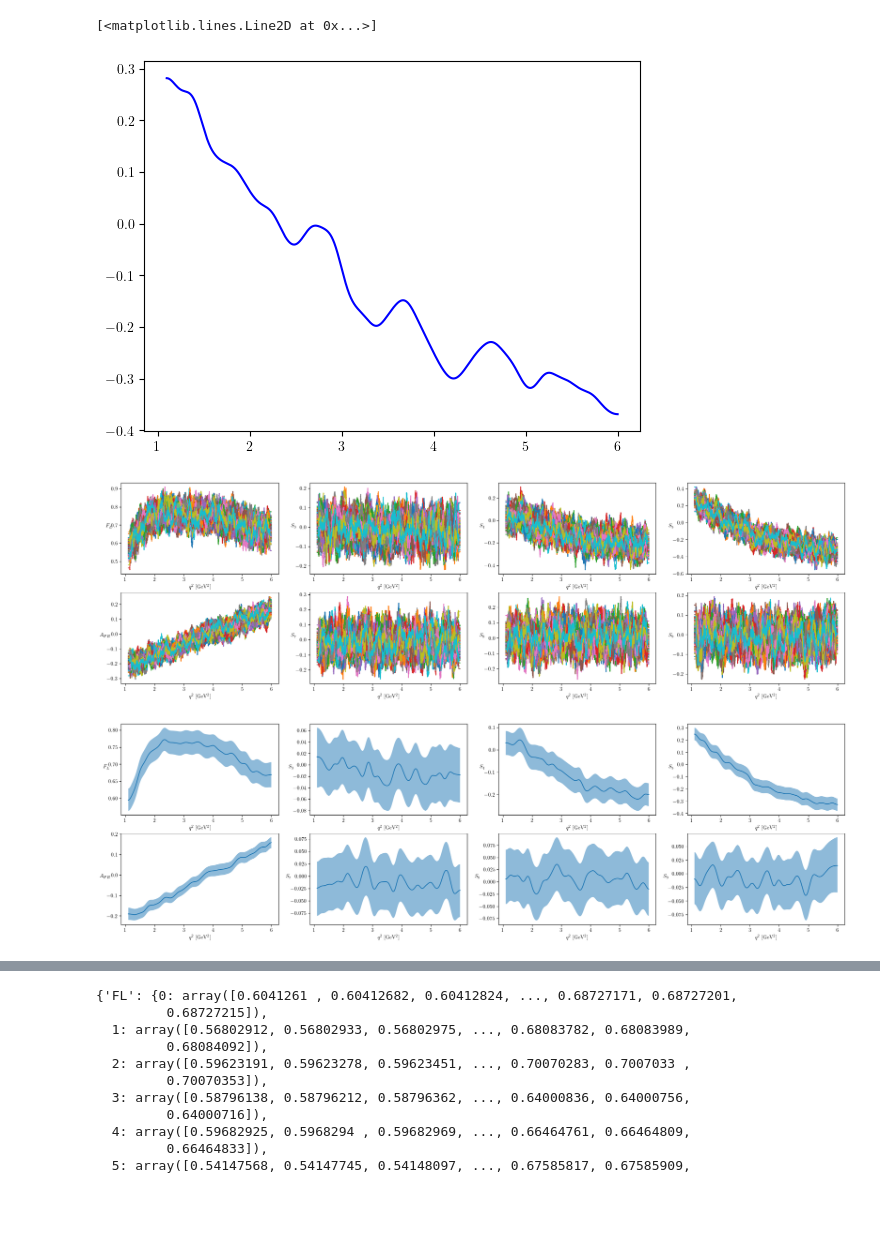
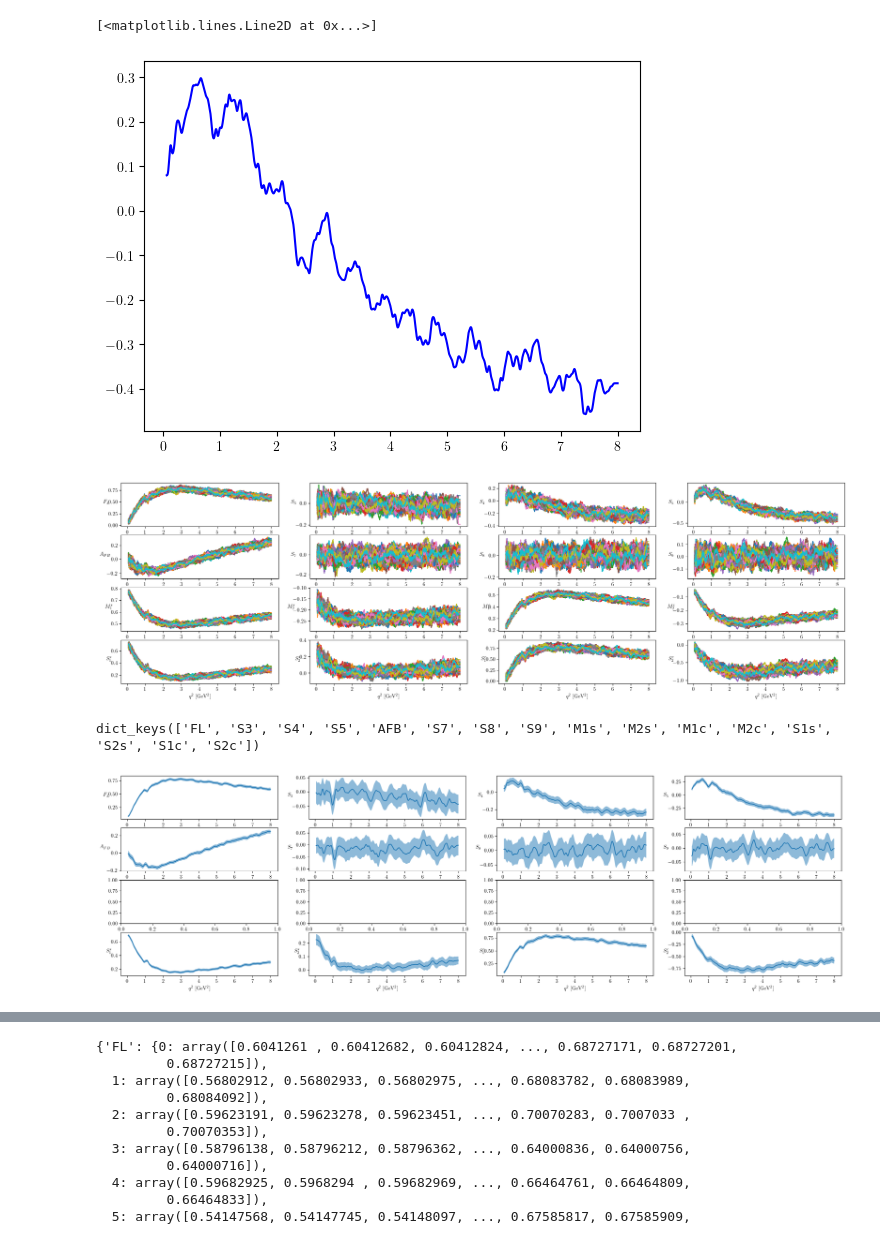
Before and after one commit to mesmith75/unbinned_kstmumu, a Jupyter notebook: calculate_unbinned_moments.ipynb, the cells around one changed output, grey strips where cells are left out. Drawn from its saved outputs; the diff is of its cells as text; code cells hidden in the pictures; blank space fills up the shorter version.

```diff
--- a/calculate_unbinned_moments.ipynb
+++ b/calculate_unbinned_moments.ipynb
@@ -78,15 +82,15 @@ knn = neighbors.KNeighborsRegressor(400, weights="uniform")
 #         random_state=0).fit(np.array(infile['q2'][:1000]).reshape(1000,1), infile['moment_5'][:1000])
 # %%
 #mean_prediction, std_prediction = gpr.predict(np.array(infile['q2'][:1000]).reshape(1000,1), return_std=True)
-T = np.linspace(1.1,6.0,10000)[:, np.newaxis]
+T = np.linspace(0.06,8.0,10000)[:, np.newaxis]
 unbins = {}
 for _s in range(200):
     unbins[_s] = {}
-    tsample = infile.sample(20000)
+    tsample = infile.sample(30000)
     for _obs in obsList:
-        unbins[_s][_obs] = knn.fit(np.array(tsample['q2']).reshape(20000,1), tsample['moment_%s' % _obs][:20000]).predict(T)
+        unbins[_s][_obs] = knn.fit(np.array(tsample['q2']).reshape(30000,1), tsample['moment_%s' % _obs][:30000]).predict(T)
 # %%
-fig, ax = plt.subplots(nrows=2, ncols=4, figsize = (25,7))
+fig, ax = plt.subplots(nrows=4, ncols=4, figsize = (30,7))
 _i = 0
 for _row in ax:
     for _col in _row:
@@ -99,25 +103,27 @@ for _row in ax:
 # %%
-plt.plot(T, gaussian_filter1d(unbins[80]['S5'], sigma=200), color='b')
+plt.plot(T, gaussian_filter1d(unbins[80]['S5'], sigma=20), color='b')
 # %% [output]
 [<matplotlib.lines.Line2D at 0x...>]
-[figure, old version]
+[figure, new version]
 # %%
 filtered_unbins = {}
-fig, ax = plt.subplots(nrows=2, ncols=4, figsize = (25,7))
+fig, ax = plt.subplots(nrows=4, ncols=4, figsize = (25,7))
 _i = 0
 for _row in ax:
     for _col in _row:
         _obs = obsList[_i]
         filtered_unbins[_obs] = {}
         for _s in range(200):
-            filtered_unbins[_obs][_s] = gaussian_filter1d(unbins[_s][_obs], sigma=200)
+            filtered_unbins[_obs][_s] = gaussian_filter1d(unbins[_s][_obs], sigma=20)
             _col.plot(T, unbins[_s][_obs])
         _col.set_xlabel("$q^{2}$ [GeV$^{2}$]")
         _col.set_ylabel(obs_to_label[obsList[_i]], rotation=0)
         _i += 1
 # %% [output]
-[figure, old version]
+[figure, new version]
 # %%
+import importlib
+importlib.reload(moments)
 mean_vals = {}
 lower_vals = {}
 upper_vals = {}
@@ -138,8 +144,10 @@ for _obs in obsList:
     p_sigma_vals[p_obs] = []
 for _v in range(10000):
     for _obs in obsList:
+        if _obs in ['M1s', 'M1c', 'M2s', 'M2c']:
+            continue
         ordered = [unbins[_s][_obs][_v] for _s in range(200)]
-        p_ordered = moments.calculateOptimisedObservable(ordered, [unbins[_s]['FL'][_v] for _s in range(200)], _obs)
+        p_ordered = moments.calculateOptimisedObservable(ordered, [unbins[_s]['FL'][_v] for _s in range(200)], [unbins[_s]['S2s'][_v] for _s in range(200)], [unbins[_s]['S2c'][_v] for _s in range(200)], _obs)
         ordered.sort()
         p_ordered.sort()
         mean_vals[_obs].append(np.mean(ordered))
@@ -154,18 +162,23 @@ for _v in range(10000):
         p_sigma_vals[p_obs].append(0.5*abs(p_upper_vals[p_obs][-1] - p_lower_vals[p_obs][-1]))
 # %%
 # Plot the Si basis observables with uncertainties from bootstrapping
-fig, ax = plt.subplots(nrows=2, ncols=4, figsize = (25,7))
+fig, ax = plt.subplots(nrows=4, ncols=4, figsize = (25,7))
+print(mean_vals.keys())
 _i = 0
 for _row in ax:
     for _col in _row:
         _obs = obsList[_i]
-        _col.plot(T, gaussian_filter1d(mean_vals[_obs], sigma=200))
-        _col.fill_between(T.reshape(10000), gaussian_filter1d(lower_vals[_obs], sigma=200), gaussian_filter1d(upper_vals[_obs], sigma=200), alpha = 0.5)
+        if _obs in ['M1s', 'M1c', 'M2s', 'M2c']:
+            _i+=1
+            continue
+        _col.plot(T, gaussian_filter1d(mean_vals[_obs], sigma=50))
+        _col.fill_between(T.reshape(10000), gaussian_filter1d(lower_vals[_obs], sigma=50), gaussian_filter1d(upper_vals[_obs], sigma=50), alpha = 0.5)
         _col.set_xlabel("$q^{2}$ [GeV$^{2}$]")
         _col.set_ylabel(obs_to_label[obsList[_i]], rotation=0)
         _i += 1
 # %% [output]
+dict_keys(['FL', 'S3', 'S4', 'S5', 'AFB', 'S7', 'S8', 'S9', 'M1s', 'M2s', 'M1c', 'M2c', 'S1s', 'S2s', 'S1c', 'S2c'])
-[figure, old version]
+[figure, new version]
 # %%
 # Plot the Pi basis with uncertainties from bootstrapping
 fig, ax = plt.subplots(nrows=2, ncols=4, figsize = (25,7))
```
Also changed, not shown: parts of 15 cells of this notebook, 1 other file.
